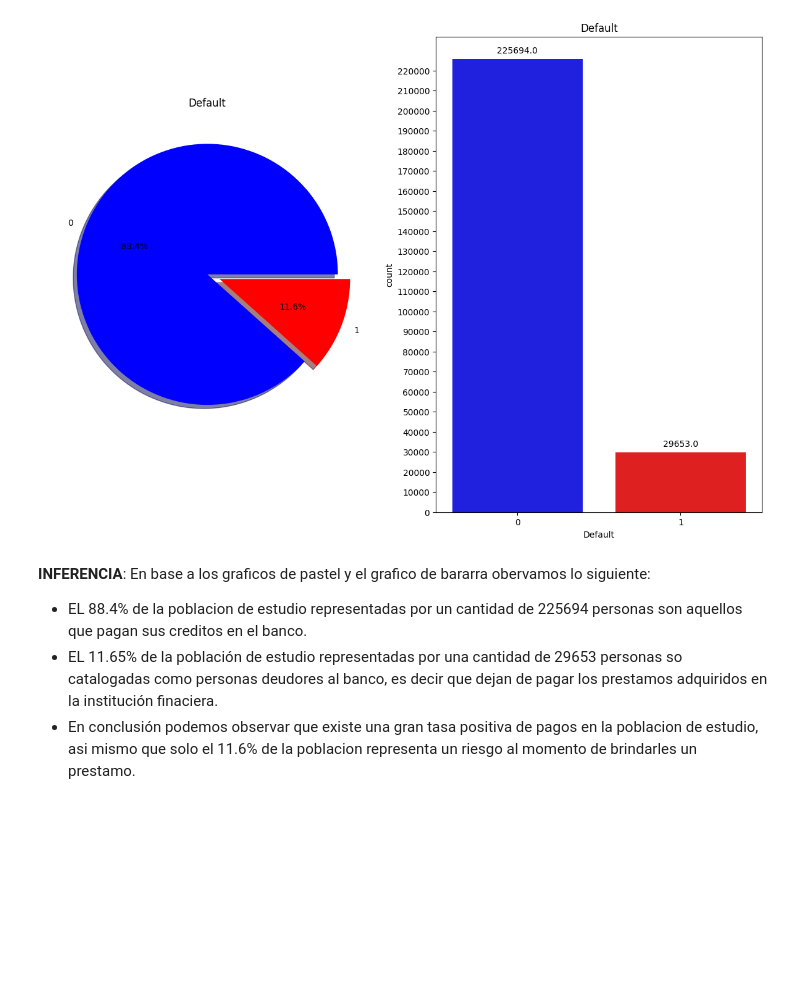
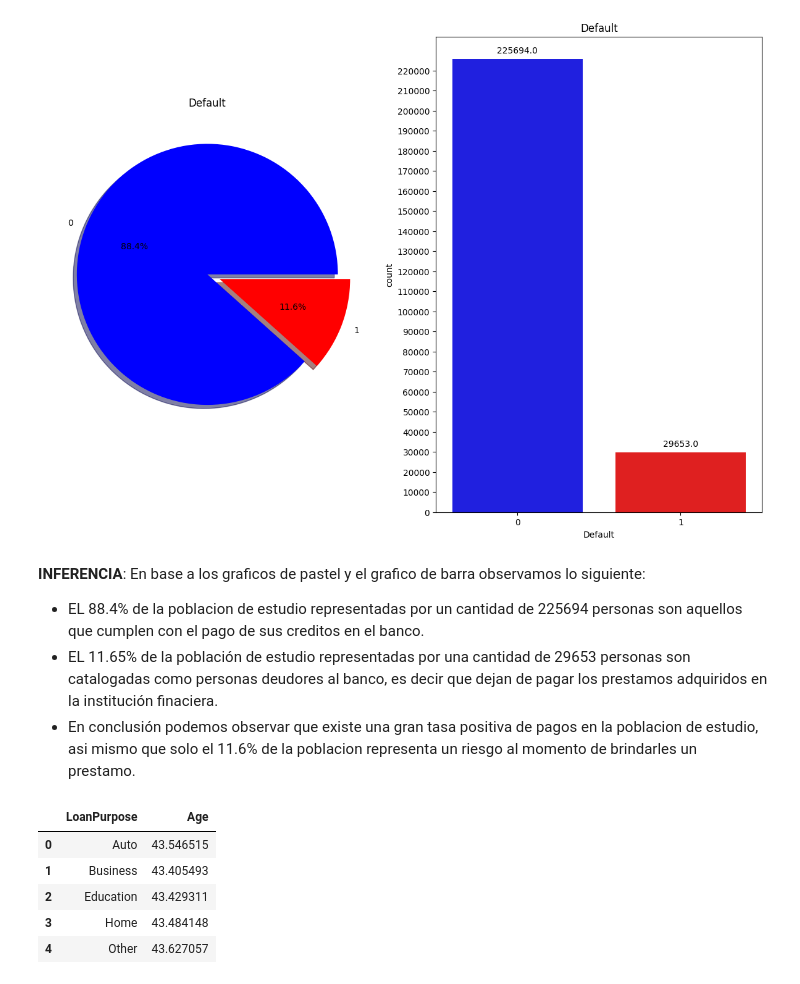
Before and after one commit to alexdaniel-23/Loan-Default-Prediction-Dataset, a Jupyter notebook: morosidad_prestamos.ipynb, the cells around one changed output. Saved outputs shown, nothing was run; the diff lists cells and outputs as text; code cells hidden in the pictures; blank space fills up the shorter version.

```diff
--- a/morosidad_prestamos.ipynb
+++ b/morosidad_prestamos.ipynb
@@ -376,7 +373,17 @@ Cliente SI ABANDONA EL PAGO del prestamo(1): 29653
 [figure]
 # %% [markdown]
 **INFERENCIA**:
-En base a los graficos de pastel y el grafico de bararra obervamos lo siguiente:
-* EL 88.4% de la poblacion de estudio representadas por un cantidad de 225694 personas son aquellos que pagan sus creditos en el banco.
-* EL 11.65% de la población de estudio representadas por una cantidad de 29653 personas so catalogadas como personas deudores al banco,  es decir que dejan de pagar los prestamos adquiridos en la institución finaciera.
+En base a los graficos de pastel y el grafico de barra observamos lo siguiente:
+* EL 88.4% de la poblacion de estudio representadas por un cantidad de 225694 personas son aquellos que cumplen con el pago de sus creditos en el banco.
+* EL 11.65% de la población de estudio representadas por una cantidad de 29653 personas son catalogadas como personas deudores al banco, es decir que dejan de pagar los prestamos adquiridos en la institución finaciera.
 * En conclusión podemos observar que existe una gran tasa positiva de pagos en la poblacion de estudio, asi mismo que solo el 11.6% de la poblacion representa un riesgo al momento de brindarles un prestamo.
+# %%
+edad_proposito = df.groupby("LoanPurpose")[["Age"]].mean().reset_index()
+edad_proposito
+# %% [output]
+|  | LoanPurpose | Age |
+| 0 | Auto | 43.546515 |
+| 1 | Business | 43.405493 |
+| 2 | Education | 43.429311 |
+| 3 | Home | 43.484148 |
+| 4 | Other | 43.627057 |
```
Also changed, not shown: parts of 5 cells of this notebook.
